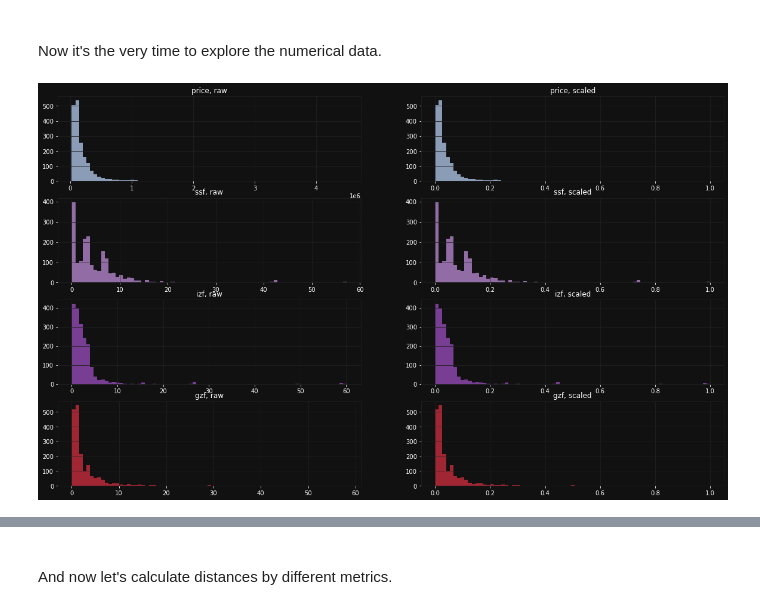
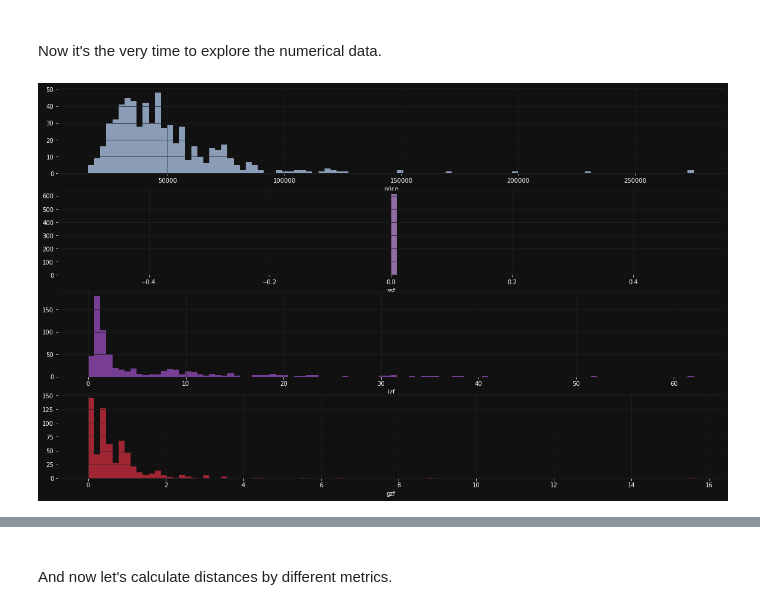
Before and after one commit to xXxRisingTidexXx/rampart, a Jupyter notebook: notebooks/flats.ipynb, the cells around one changed output, grey strips where cells are left out. Drawn from its saved outputs; the diff is of its cells as text; code cells hidden in the pictures.

```diff
--- a/notebooks/flats.ipynb
+++ b/notebooks/flats.ipynb
@@ -24,8 +24,8 @@ rcParams['legend.frameon'] = False
 # %% [markdown]
 <br />Lets load the whole *flats* table from the DB. Notice that the hostname equals the DB container name due to the common Docker network.
 # %%
-flats = read_csv('flats.csv', usecols=['origin_url', 'city', 'price', 'ssf', 'izf', 'gzf'])
-flats = flats[flats['city'] == 'Київ']
+flats = read_csv('flats.csv', usecols=['origin_url', 'price', 'room_number', 'floor', 'total_floor', 'city', 'ssf', 'izf', 'gzf'])
+flats = flats[flats['city'] == 'Вінниця']
 flats.drop(columns=['city'], inplace=True)
 flats['origin_url'] = flats['origin_url'].apply(lambda url: url[23:])
 # %%
@@ -84,18 +81,9 @@ scores.append(DataFrame(scaler.transform(scores[0]), columns=features))
-# %%
-kinds = ['raw', 'scaled']
-colors = ['#c0d8ff', '#ca95e5', '#a352cc', '#e02f44']
-figure, axes = subplots(len(features), len(kinds), figsize=(20, 12))
-for i in range(len(features)):
-    for j in range(len(kinds)):
-        axes[i, j].set_title(f'{features[i]}, {kinds[j]}')
-        distplot(
-            scores[j][features[i]],
-            ax=axes[i, j],
-            color=colors[i],
-            kde=False,
-            bins=75,
-            axlabel=False,
-            hist_kws={'alpha': 0.7}
-        )
-# %% [output]
-[figure, removed]
+# %%
+figure, axes = subplots(4, figsize=(20, 12))
+distplot(flats['price'], ax=axes[0], color='#c0d8ff', kde=False, bins=100, hist_kws={'alpha': 0.7})
+distplot(flats['ssf'], ax=axes[1], color='#ca95e5', kde=False, bins=100, hist_kws={'alpha': 0.7})
+distplot(flats['izf'], ax=axes[2], color='#a352cc', kde=False, bins=100, hist_kws={'alpha': 0.7})
+distplot(flats['gzf'], ax=axes[3], color='#e02f44', kde=False, bins=100, hist_kws={'alpha': 0.7})
+pass
+# %% [output]
+[figure, added]
```
Also changed, not shown: parts of 9 cells of this notebook.
